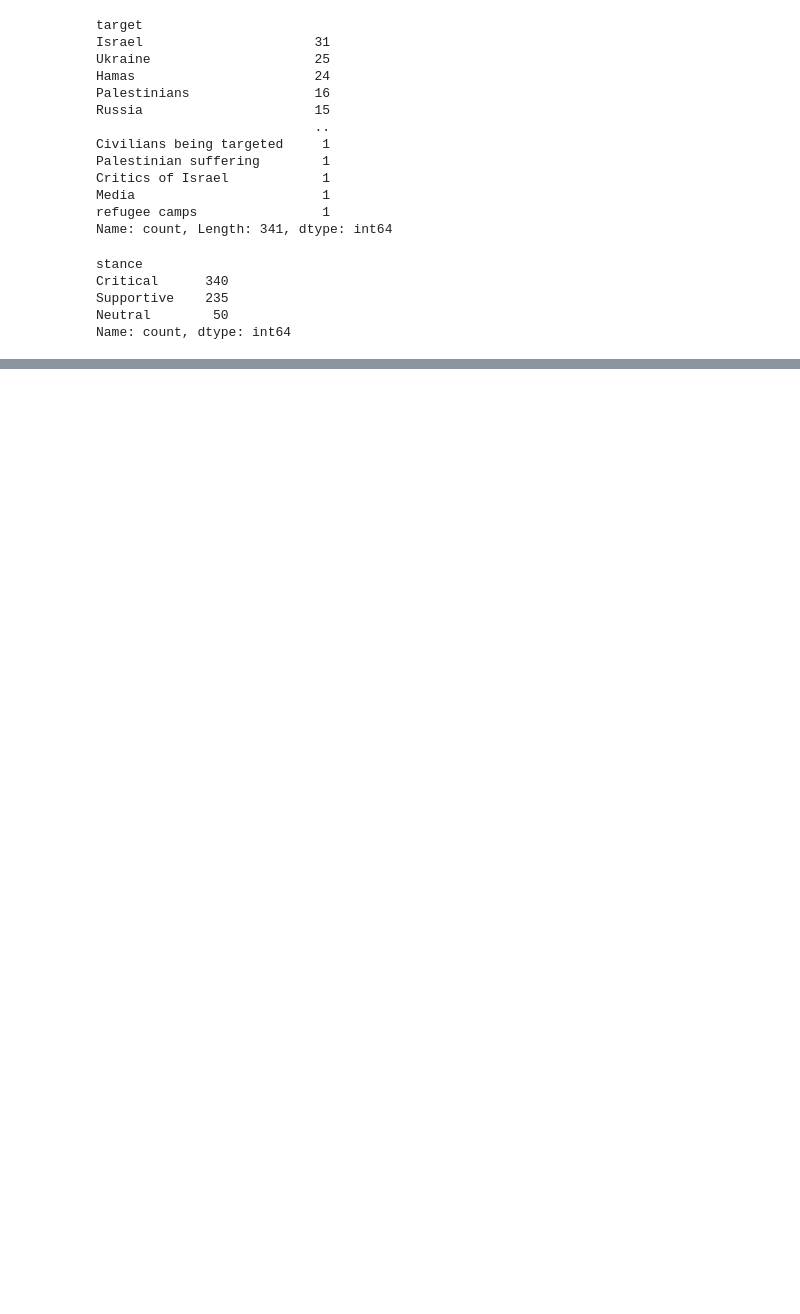
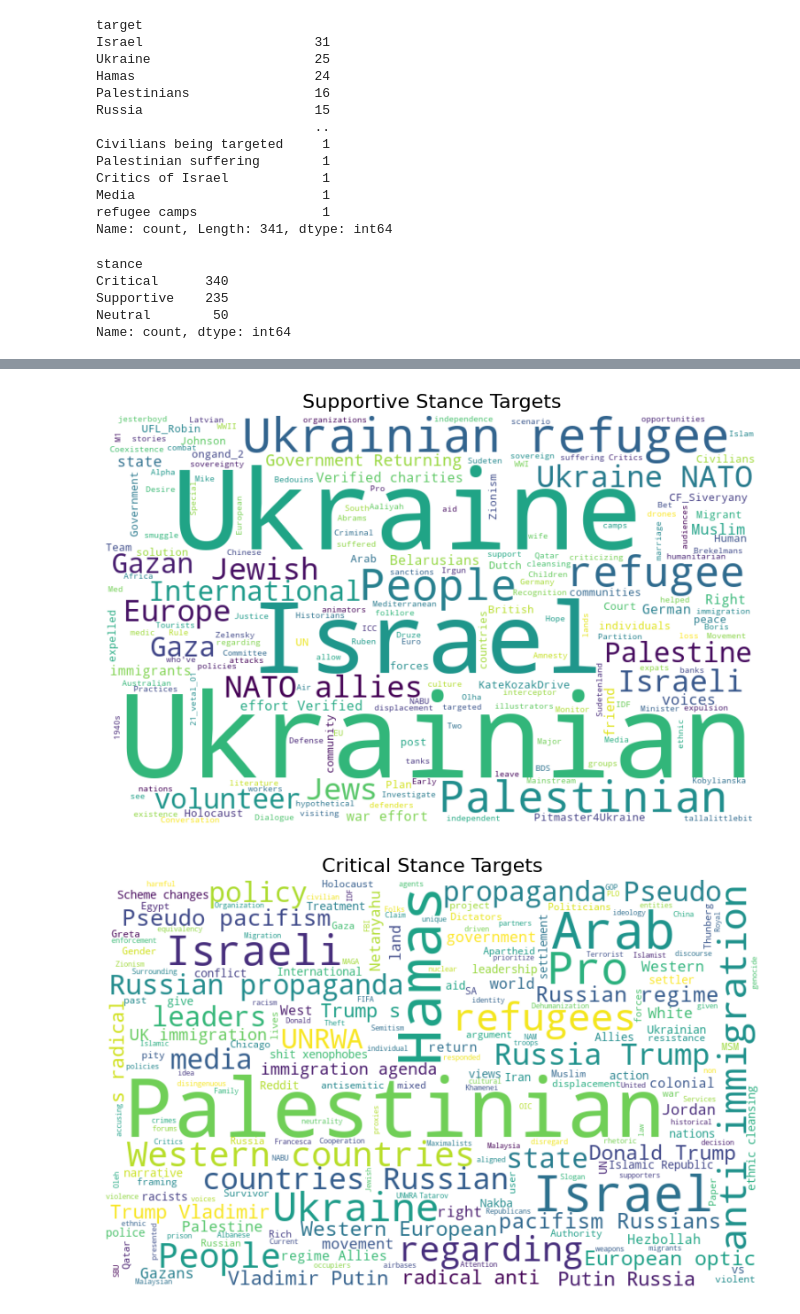
Before and after one commit to AnnaVerbytska/Migration_Sentiment, a Jupyter notebook: notebooks/eda.ipynb, the cells around one changed output, grey strips where cells are left out. Cells and saved outputs as stored; diff of their text form; code cells hidden in the pictures; blank space fills up the shorter version.

```diff
--- a/notebooks/eda.ipynb
+++ b/notebooks/eda.ipynb
@@ -452,0 +472,31 @@ Name: count, dtype: int64
+# %%
+from wordcloud import WordCloud
+import matplotlib.pyplot as plt
+
+# Prepare texts
+supportive_targets = " ".join(df_stance[df_stance['stance']=="Supportive"]['target'].astype(str))
+critical_targets   = " ".join(df_stance[df_stance['stance']=="Critical"]['target'].astype(str))
+
+# Generate word clouds
+wc_supportive = WordCloud(width=800, height=500, background_color="white").generate(supportive_targets)
+wc_critical   = WordCloud(width=800, height=500, background_color="white").generate(critical_targets)
+
+# --- Supportive ---
+plt.figure(figsize=(10,6))
+plt.imshow(wc_supportive, interpolation="bilinear")
+plt.title("Supportive Stance Targets", fontsize=16)
+plt.axis("off")
+plt.show()
+
+# --- Critical ---
+plt.figure(figsize=(10,6))
+plt.imshow(wc_critical, interpolation="bilinear")
+plt.title("Critical Stance Targets", fontsize=16)
+plt.axis("off")
+plt.show()
+
+#wc_supportive.to_file("supportive_wordcloud.png")
+#wc_critical.to_file("critical_wordcloud.png")
+# %% [output]
+[figure, added]
+[figure, added]
```
Also changed, not shown: parts of 14 cells of this notebook, 5 other files.
